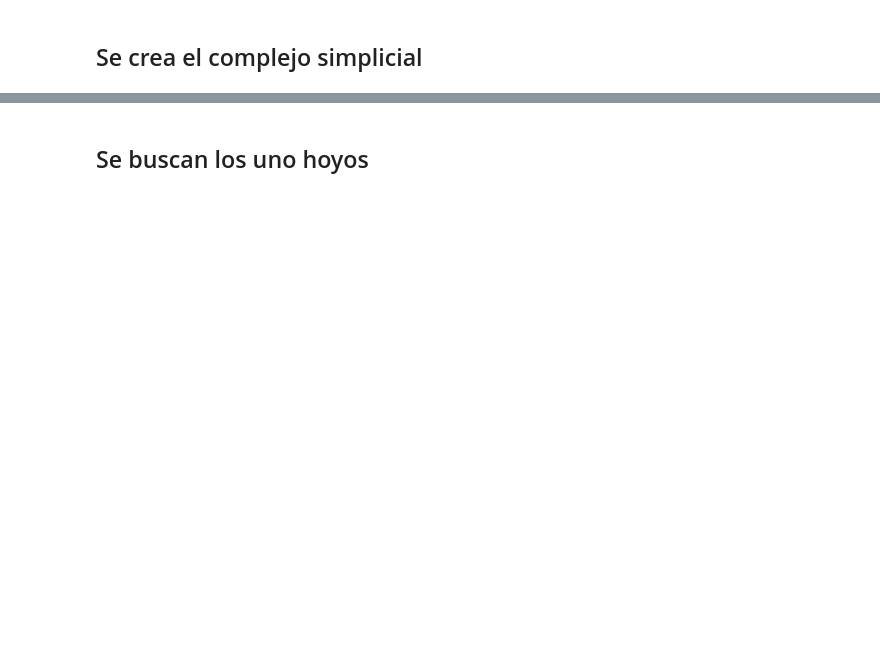
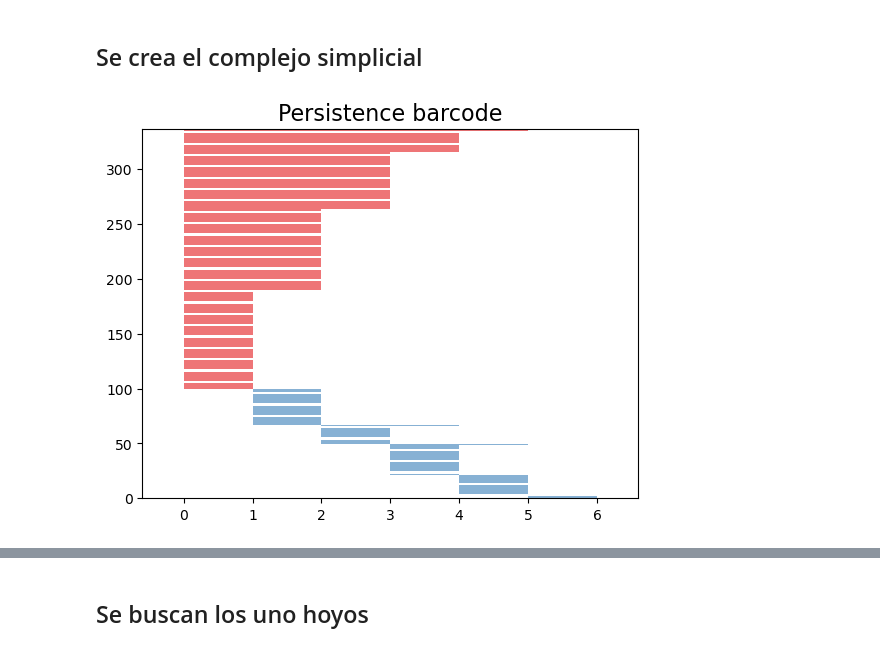
Before and after one commit to FFranciscoEspinosa/Tesis, a Jupyter notebook: Notebook_Strepto.ipynb, the cells around one changed output, grey strips where cells are left out. Drawn from its saved outputs; the diff is of its cells as text; code cells hidden in the pictures; blank space fills up the shorter version.

```diff
--- a/Notebook_Strepto.ipynb
+++ b/Notebook_Strepto.ipynb
@@ -40,3 +63,8 @@ df_by_pathway,df_by_pathway_drop_duplicate,representative_genomes=get_df_by_path
 <h2> Se crea el complejo simplicial</h2>
 # %%
 complex_pathways=get_complex_by_pathways(df_by_pathway_drop_duplicate)
+# %%
+gd.plot_persistence_barcode(complex_pathways['TCA'][0])
+plt.savefig('auxiliar.png')
+# %% [output]
+[figure, added]
```
Also changed, not shown: parts of 54 cells of this notebook, 1 other file.
